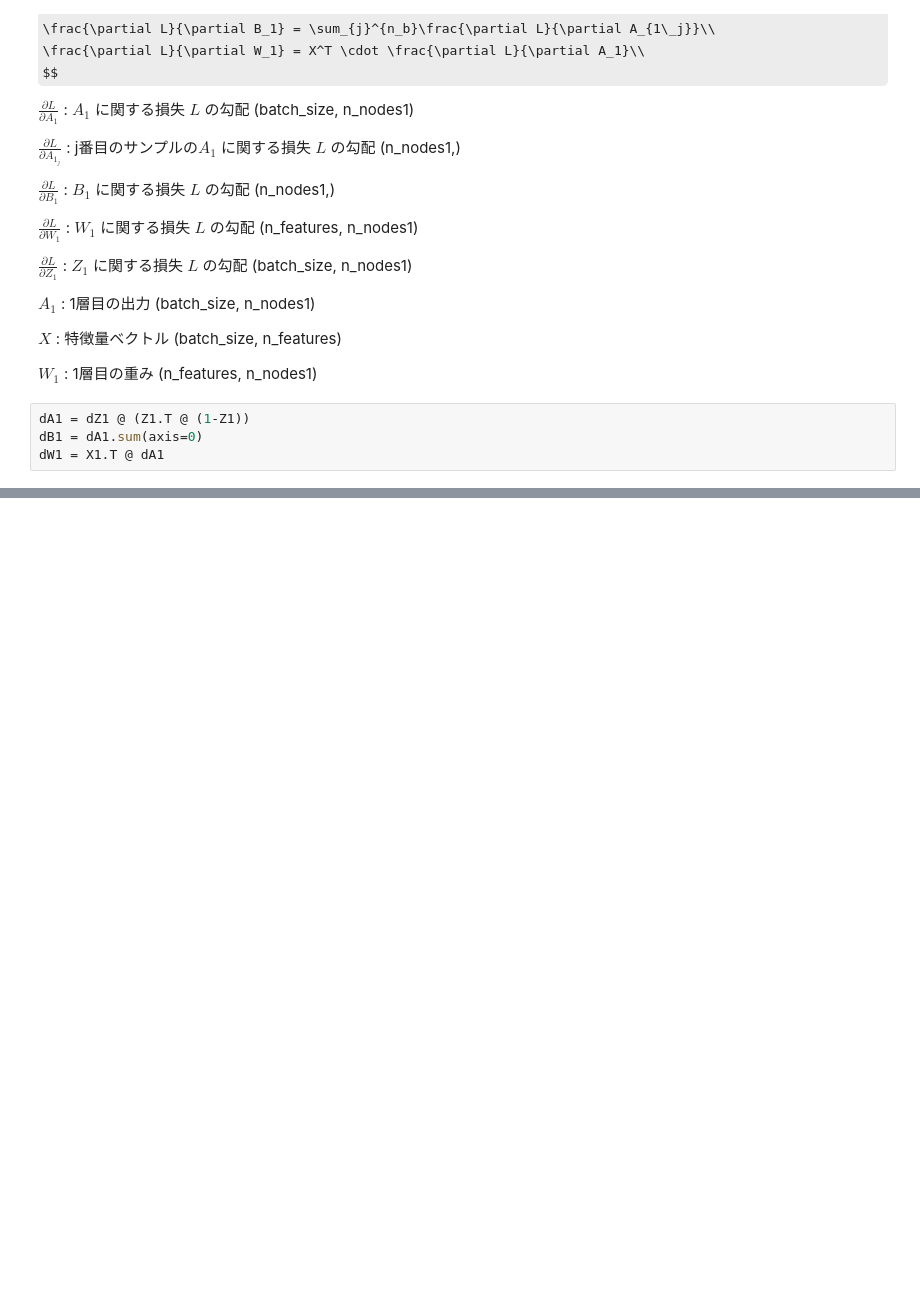
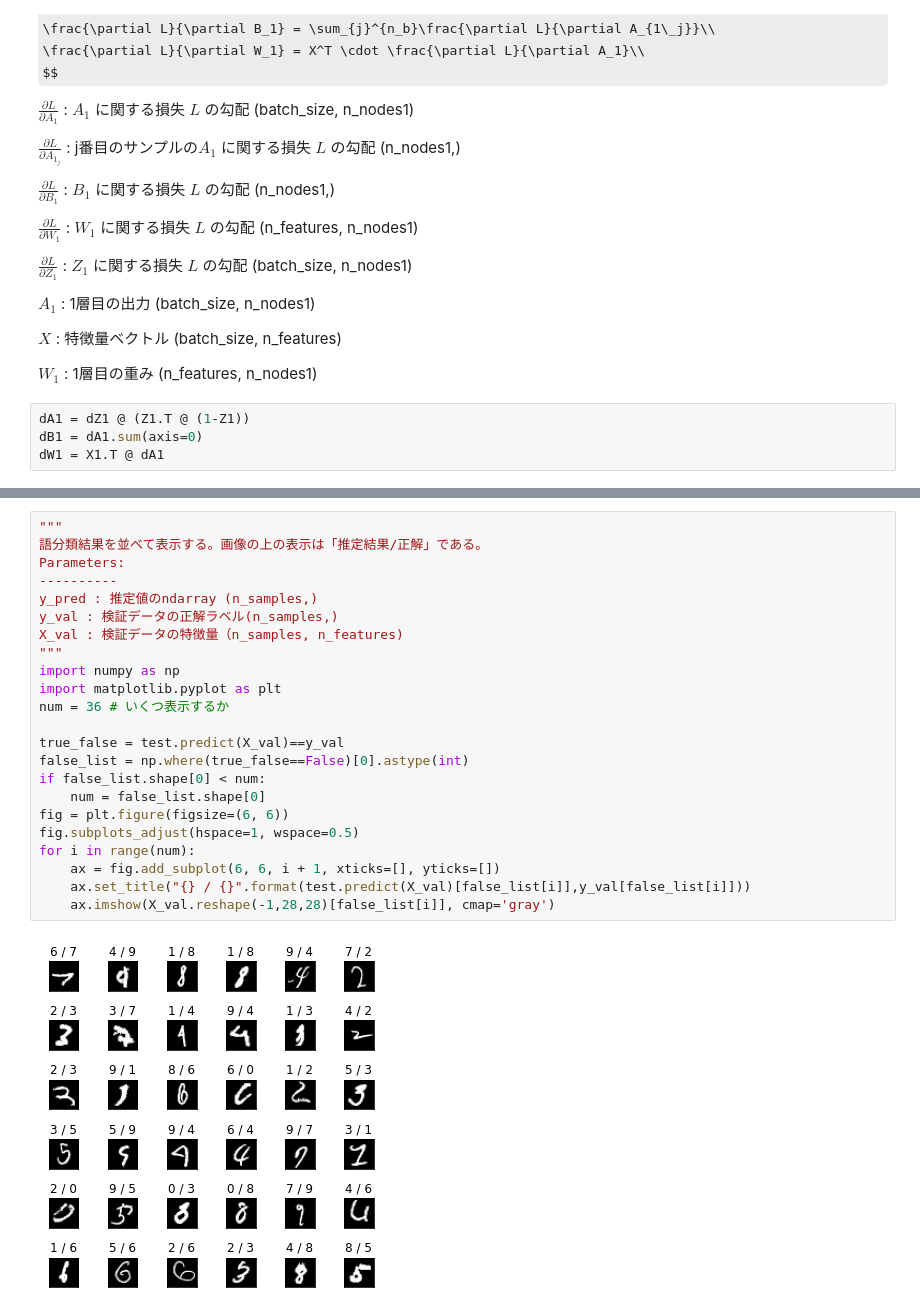
Before and after one commit to satoshi-MTS/DIC_Neural_network, a Jupyter notebook: submit.ipynb, the cells around one changed output, grey strips where cells are left out. Saved outputs shown, nothing was run; the diff lists cells and outputs as text; some formulas as TeX source; blank space fills up the shorter version.

```diff
--- a/submit.ipynb
+++ b/submit.ipynb
@@ -870,0 +923,25 @@ loss : 10.74420584520504
+# %%
+"""
+語分類結果を並べて表示する。画像の上の表示は「推定結果/正解」である。
+Parameters:
+----------
+y_pred : 推定値のndarray (n_samples,)
+y_val : 検証データの正解ラベル(n_samples,)
+X_val : 検証データの特徴量（n_samples, n_features)
+"""
+import numpy as np
+import matplotlib.pyplot as plt
+num = 36 # いくつ表示するか
+
+true_false = test.predict(X_val)==y_val
+false_list = np.where(true_false==False)[0].astype(int)
+if false_list.shape[0] < num:
+    num = false_list.shape[0]
+fig = plt.figure(figsize=(6, 6))
+fig.subplots_adjust(hspace=1, wspace=0.5)
+for i in range(num):
+    ax = fig.add_subplot(6, 6, i + 1, xticks=[], yticks=[])
+    ax.set_title("{} / {}".format(test.predict(X_val)[false_list[i]],y_val[false_list[i]]))
+    ax.imshow(X_val.reshape(-1,28,28)[false_list[i]], cmap='gray')
+# %% [output]
+[figure, added]
```
Also changed, not shown: parts of 25 cells of this notebook.
